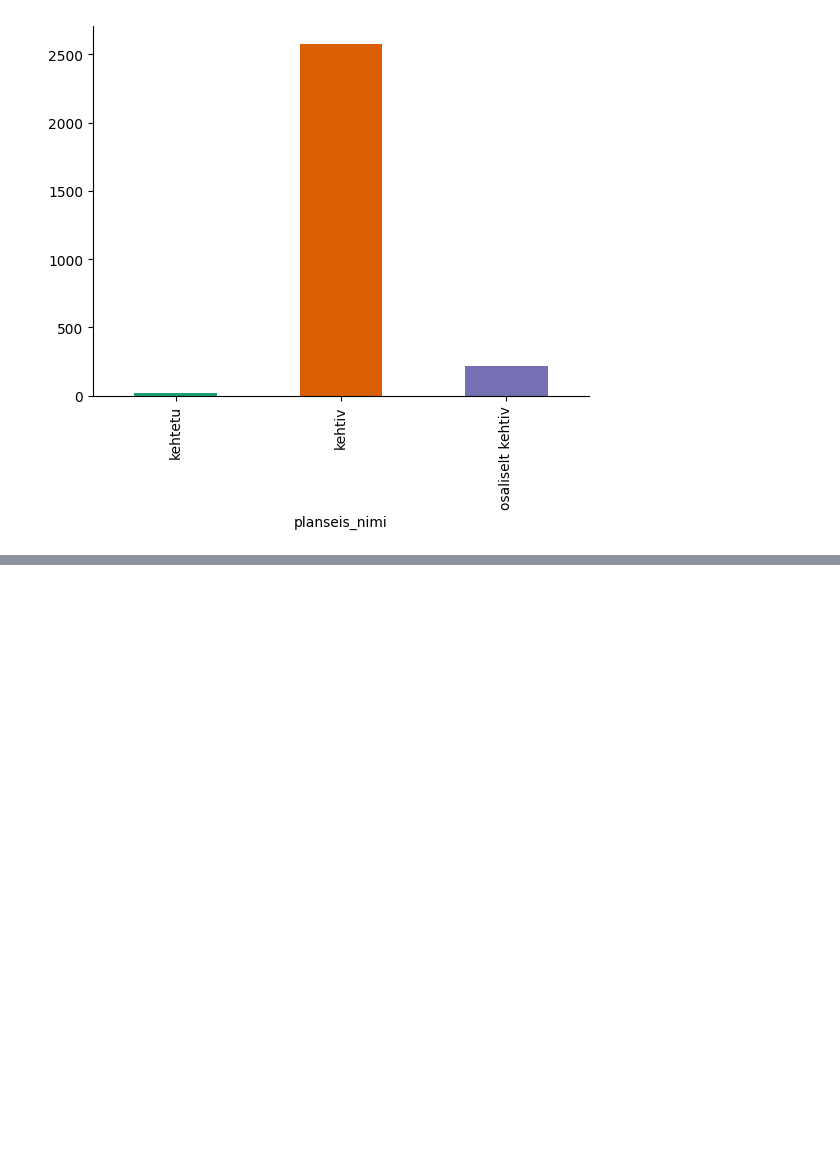
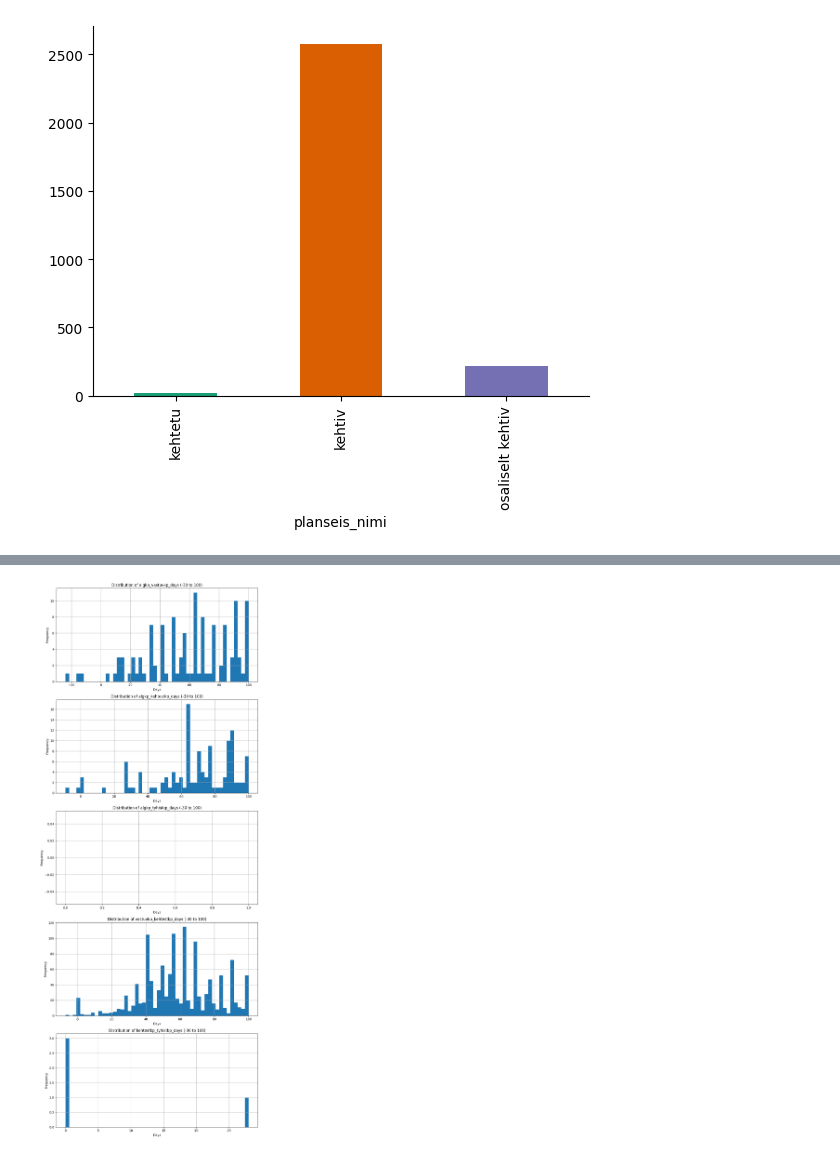
Before and after one commit to taavip/PLANK, a Jupyter notebook: plank_statistika_kvaliteedi_analyys.ipynb, the cells around one changed output, grey strips where cells are left out. Drawn from its saved outputs; the diff is of its cells as text; code cells hidden in the pictures; blank space fills up the shorter version.

```diff
--- a/plank_statistika_kvaliteedi_analyys.ipynb
+++ b/plank_statistika_kvaliteedi_analyys.ipynb
@@ -164,0 +368,27 @@ plt.gca().spines[['top', 'right',]].set_visible(False)
+# %%
+import matplotlib.pyplot as plt
+
+# Get a list of columns with calculated day differences
+day_diff_cols = [col for col in gdfs['plank:detailplaneering'].columns if col.endswith('_days')]
+
+# Create subplots for each day difference column
+fig, axes = plt.subplots(len(day_diff_cols), 1, figsize=(10, 5 * len(day_diff_cols)), sharex=False)
+
+# Plot the distribution for each column
+for i, col in enumerate(day_diff_cols):
+    ax = axes[i]
+    data = gdfs['plank:detailplaneering'][col].dropna()  # Drop NaT values
+
+    # Filter data within the desired range
+    filtered_data = data[(data >= -30) & (data <= 100)]
+
+    # Plot the histogram
+    filtered_data.hist(ax=ax, bins=50)  # Adjust bins as needed
+    ax.set_title(f'Distribution of {col} (-30 to 100)')
+    ax.set_xlabel('Days')
+    ax.set_ylabel('Frequency')
+
+plt.tight_layout()
+plt.show()
+# %% [output]
+[figure, added]
```
Also changed, not shown: parts of 11 cells of this notebook.
